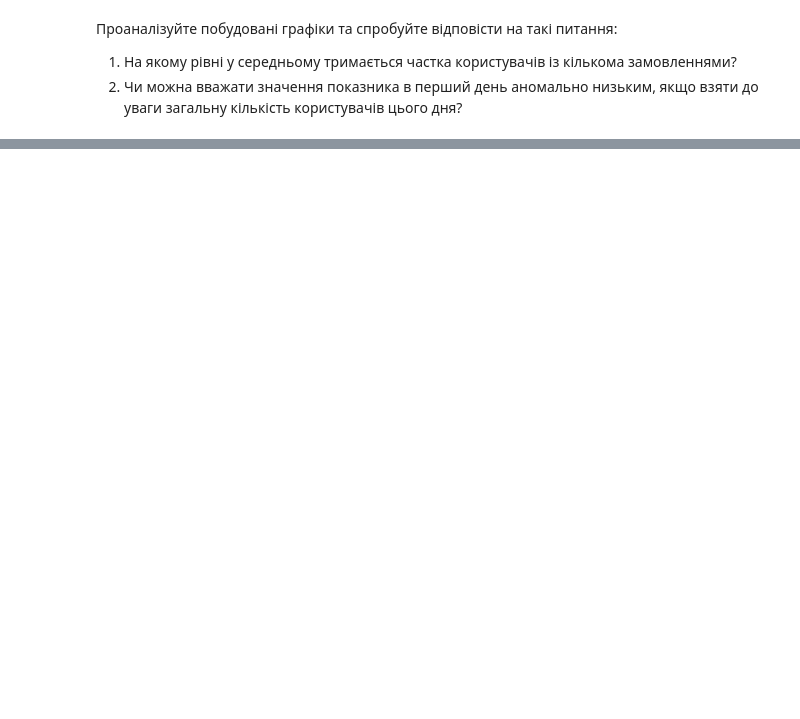
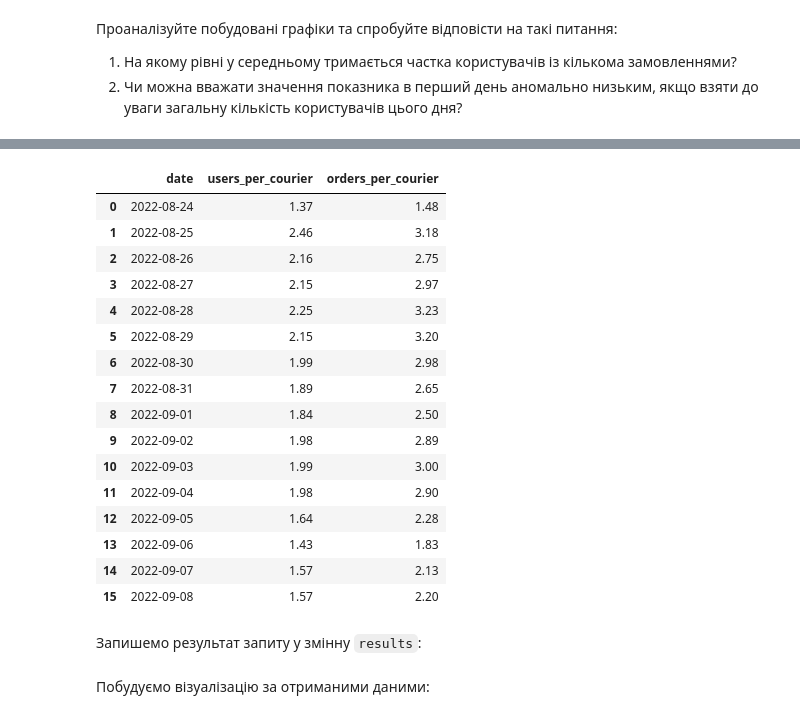
Before and after one commit to Aranaur/py4ds, a Jupyter notebook: sql_analytic.ipynb, the cells around one changed output, grey strips where cells are left out. Saved outputs shown, nothing was run; the diff lists cells and outputs as text; code cells hidden in the pictures; blank space fills up the shorter version.

```diff
--- a/sql_analytic.ipynb
+++ b/sql_analytic.ipynb
@@ -698,0 +949,48 @@ fig.show()
+# %%
+#| code-fold: true
+#| code-summary: "Рішення"
+
+%%sql
+SELECT date,
+       round(paying_users::decimal / couriers, 2) as users_per_courier,
+       round(orders::decimal / couriers, 2) as orders_per_courier
+FROM   (SELECT time::date as date,
+               count(distinct courier_id) as couriers
+        FROM   courier_actions
+        WHERE  order_id not in (SELECT order_id
+                                FROM   user_actions
+                                WHERE  action = 'cancel_order')
+        GROUP BY date) t1 join (SELECT creation_time::date as date,
+                               count(distinct order_id) as orders
+                        FROM   orders
+                        WHERE  order_id not in (SELECT order_id
+                                                FROM   user_actions
+                                                WHERE  action = 'cancel_order')
+                        GROUP BY date) t2 using (date) join (SELECT time::date as date,
+                                            count(distinct user_id) as paying_users
+                                     FROM   user_actions
+                                     WHERE  order_id not in (SELECT order_id
+                                                             FROM   user_actions
+                                                             WHERE  action = 'cancel_order')
+                                     GROUP BY date) t3 using (date)
+ORDER BY date
+# %% [output]
+|  | date | users_per_courier | orders_per_courier |
+| 0 | 2022-08-24 | 1.37 | 1.48 |
+| 1 | 2022-08-25 | 2.46 | 3.18 |
+| 2 | 2022-08-26 | 2.16 | 2.75 |
+| 3 | 2022-08-27 | 2.15 | 2.97 |
+| 4 | 2022-08-28 | 2.25 | 3.23 |
+| 5 | 2022-08-29 | 2.15 | 3.20 |
+| 6 | 2022-08-30 | 1.99 | 2.98 |
+| 7 | 2022-08-31 | 1.89 | 2.65 |
+| 8 | 2022-09-01 | 1.84 | 2.50 |
+| 9 | 2022-09-02 | 1.98 | 2.89 |
+| 10 | 2022-09-03 | 1.99 | 3.00 |
+| 11 | 2022-09-04 | 1.98 | 2.90 |
+| 12 | 2022-09-05 | 1.64 | 2.28 |
+| 13 | 2022-09-06 | 1.43 | 1.83 |
+| 14 | 2022-09-07 | 1.57 | 2.13 |
+| 15 | 2022-09-08 | 1.57 | 2.20 |
+# %% [markdown]
+Запишемо результат запиту у змінну `results`:
@@ -698,0 +1024,2 @@ fig.show()
+# %% [markdown]
+Побудуємо візуалізацію за отриманими даними:
```
Also changed, not shown: parts of 23 cells of this notebook, 2 other files.
